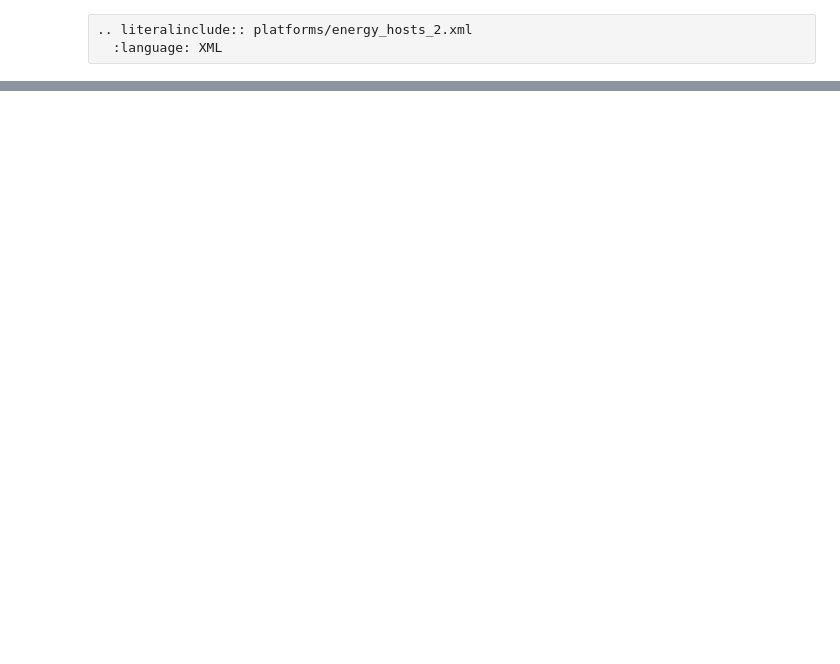
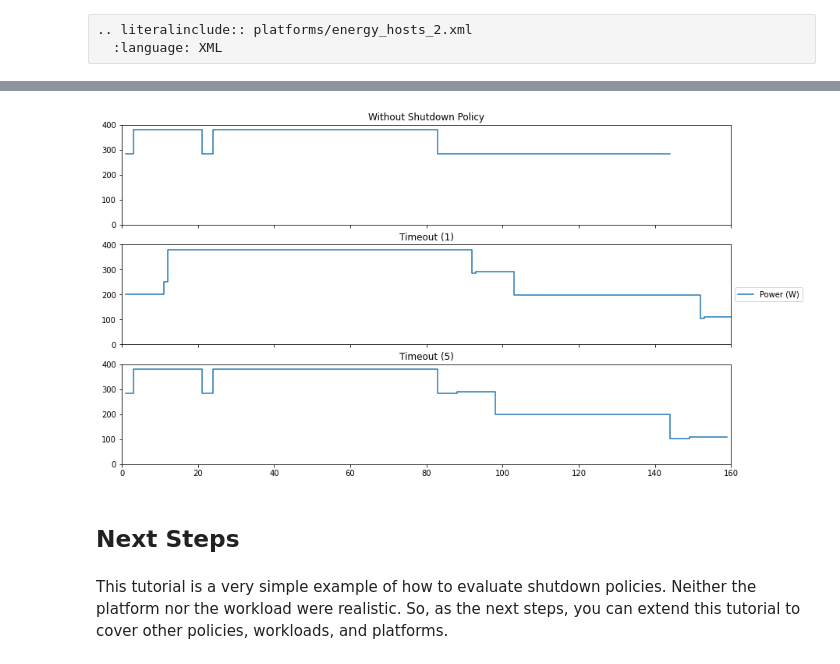
Before and after one commit to lccasagrande/batsim-py, a Jupyter notebook: docs/source/tutorials/shutdown.ipynb, the cells around one changed output, grey strips where cells are left out. Saved outputs shown, nothing was run; the diff lists cells and outputs as text; code cells hidden in the pictures; blank space fills up the shorter version.

```diff
--- a/docs/source/tutorials/shutdown.ipynb
+++ b/docs/source/tutorials/shutdown.ipynb
@@ -77,0 +215,38 @@ To fully understand the workload format, you're encouraged to read the great [Ba
+# %%
+def prepare(dataframe):
+    df = dataframe[['time', 'energy']].drop_duplicates(subset='time')
+    diff = df.diff(1)
+    diff.rename(columns={'time':'time_diff', 'energy':'energy_diff'}, inplace=True)
+    concat = pd.concat([df, diff], axis=1)
+    concat['power'] = concat['energy_diff'] / concat['time_diff']
+    return concat
+
+# Convert monitors to dataframes
+none, t_1, t_5 = e_none.to_dataframe(), e_t1.to_dataframe(), e_t5.to_dataframe()
+
+# Prepare data
+none, t_1, t_5 = prepare(none), prepare(t_1), prepare(t_5)
+
+# Plot
+_, ax_list = plt.subplots(3, 1, sharex=True, sharey=True, figsize=(14, 8))
+ax_list[0].plot(none['time'], none['power'], drawstyle='steps-pre')
+ax_list[0].set_title('Without Shutdown Policy')
+
+ax_list[1].plot(t_1['time'], t_1['power'], label="Power (W)", drawstyle='steps-pre')
+ax_list[1].set_title('Timeout (1)')
+ax_list[1].legend(loc='center left', bbox_to_anchor=(1, 0.5))
+
+ax_list[2].plot(t_5['time'], t_5['power'], drawstyle='steps-pre')
+ax_list[2].set_title('Timeout (5)')
+
+
+# Show
+plt.xlim(xmin=0, xmax=160)
+plt.ylim(ymin=0, ymax=400)
+plt.show()
+# %% [output]
+[figure, added]
+# %% [markdown]
+## Next Steps
+# %% [markdown]
+This tutorial is a very simple example of how to evaluate shutdown policies. Neither the platform nor the workload were realistic. So, as the next steps, you can extend this tutorial to cover other policies, workloads, and platforms.
```
Also changed, not shown: parts of 32 cells of this notebook, 7 other files.
